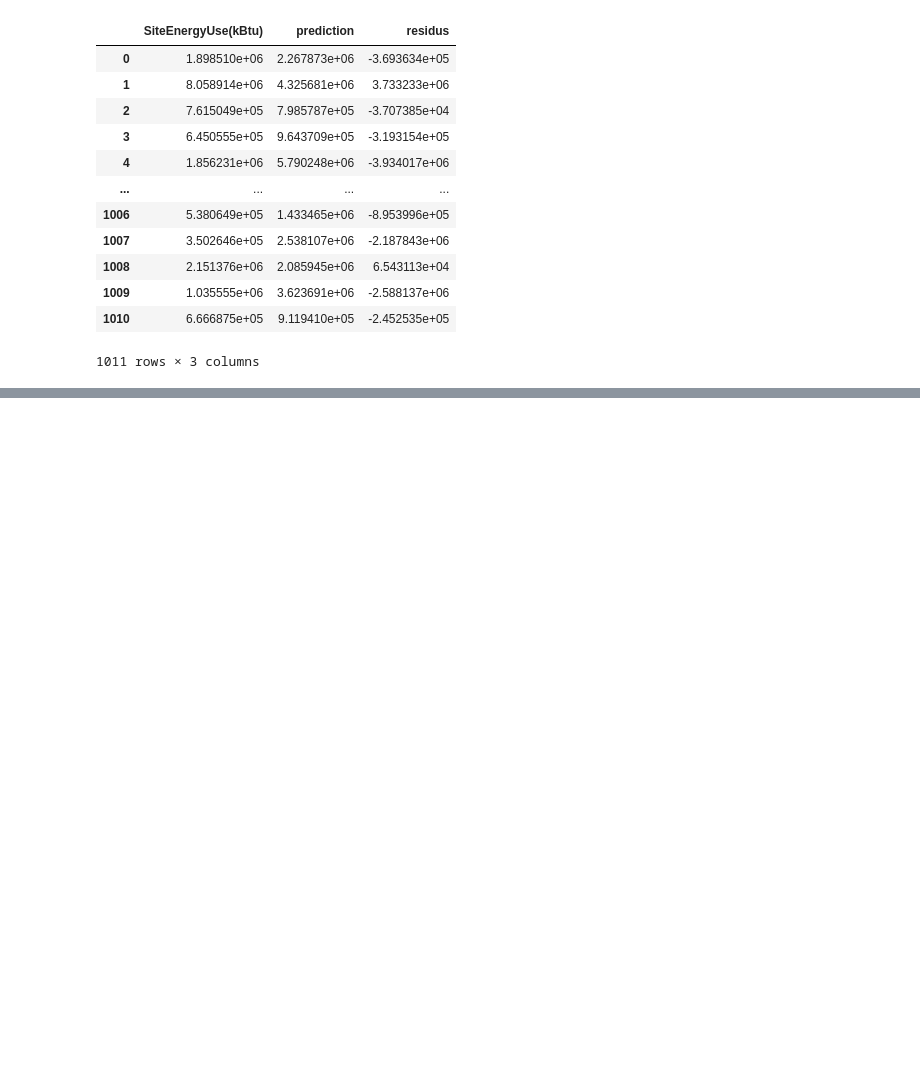
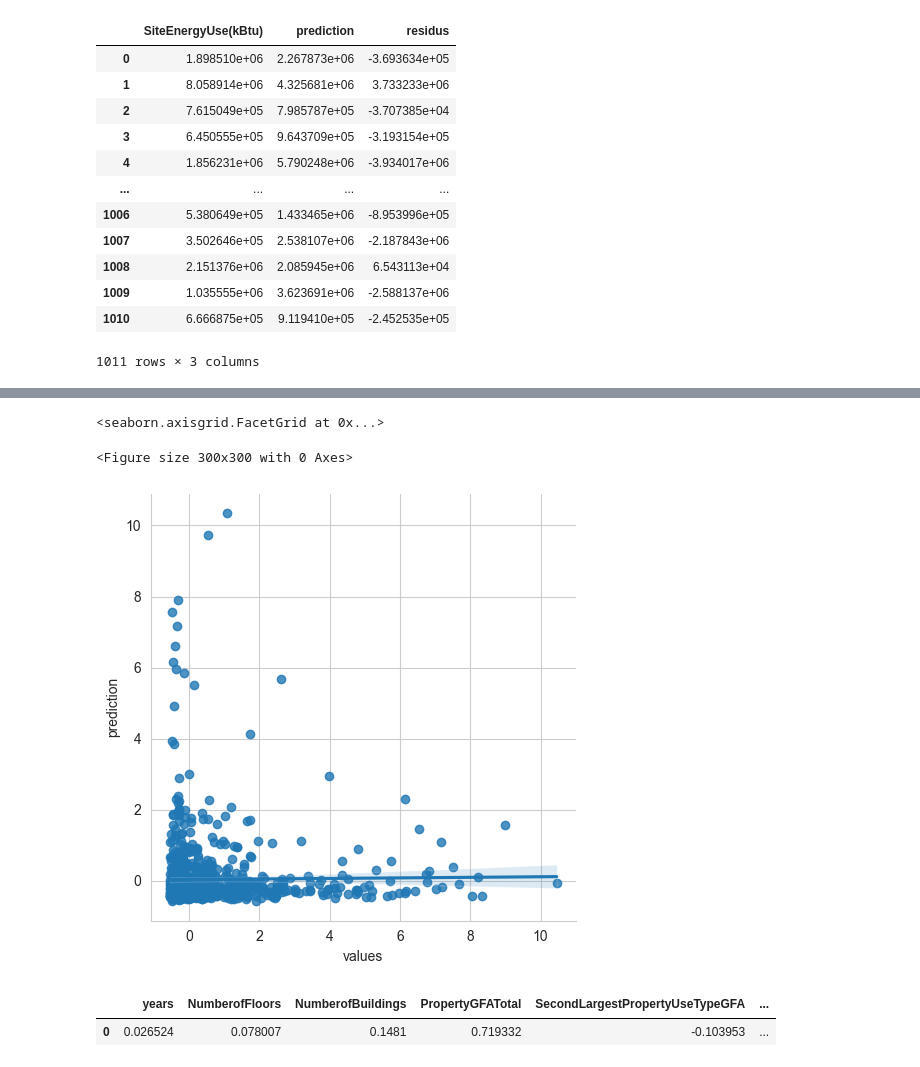
Before and after one commit to Florian-BOUDON/Projet-4, a Jupyter notebook: notebooks/Notebook_P4.ipynb, the cells around one changed output, grey strips where cells are left out. Drawn from its saved outputs; the diff is of its cells as text; code cells hidden in the pictures; blank space fills up the shorter version.

```diff
--- a/notebooks/Notebook_P4.ipynb
+++ b/notebooks/Notebook_P4.ipynb
@@ -817,0 +937,5 @@ pred
+# %%
+# Régression linéaire
+from sklearn.linear_model import LinearRegression
+
+reg = LinearRegression().fit(X_train, y_train)
@@ -817,0 +948,5 @@ pred
+# %%
+pred = reg.predict(X_test)
+# %%
+pred=pd.DataFrame(pred,columns=["prediction"])
+pred
@@ -817,0 +995,3 @@ pred
+# %%
+pred = pd.concat([pd.DataFrame(data=target_cr,columns=["values"]),pred],axis=1)
+pred
@@ -817,0 +1012,13 @@ pred
+# %%
+plt.figure(figsize = (3,3))
+sns.lmplot(data=pred, x="values", y="prediction")
+# %% [output]
+<seaborn.axisgrid.FacetGrid at 0x...>
+<Figure size 300x300 with 0 Axes>
+[figure, added]
+# %%
+coef = pd.DataFrame(data=reg.coef_,columns=df_float.columns)
+coef
+# %% [output]
+|  | years | NumberofFloors | NumberofBuildings | PropertyGFATotal | SecondLargestPropertyUseTypeGFA | ... |
+| 0 | 0.026524 | 0.078007 | 0.1481 | 0.719332 | -0.103953 | ... |
```
Also changed, not shown: parts of 39 cells of this notebook.
